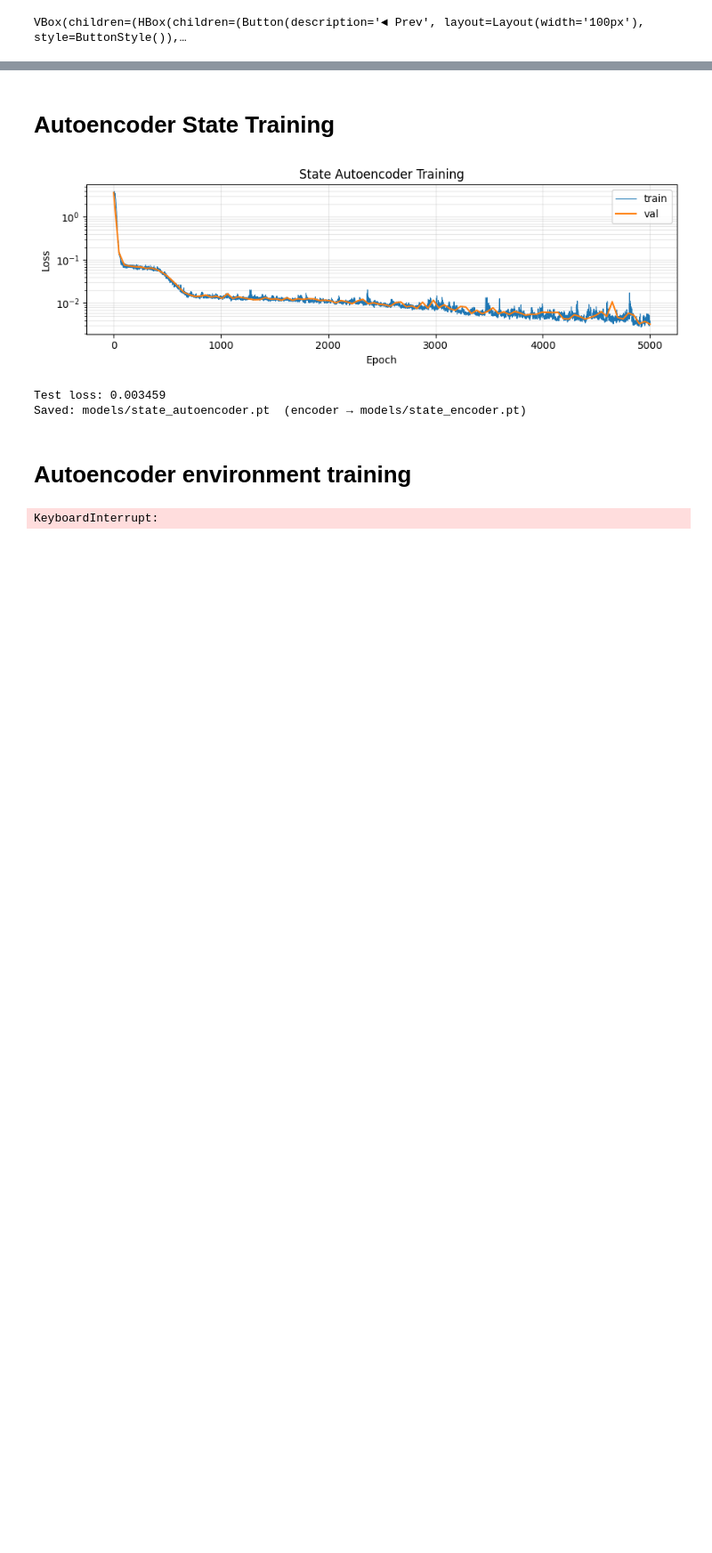
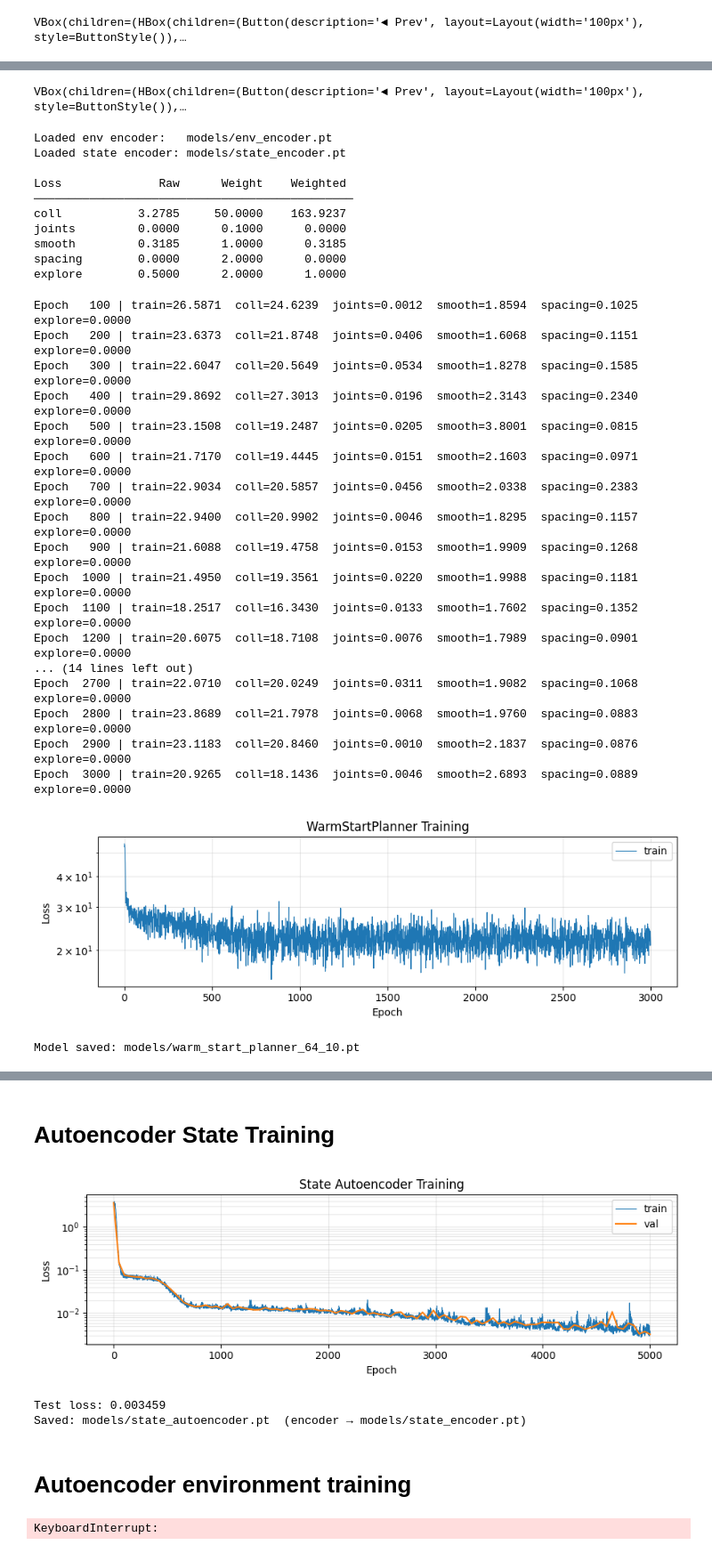
Before and after one commit to mangam-02/Self-Supervised-Learning-for-Robot-Motion-Planning, a Jupyter notebook: src/train.ipynb, the cells around one changed output, grey strips where cells are left out. Shown at 89% size. Cells and saved outputs as stored; diff of their text form; code cells hidden in the pictures; blank space fills up the shorter version.

```diff
--- a/src/train.ipynb
+++ b/src/train.ipynb
@@ -255,0 +227,71 @@ VBox(children=(HBox(children=(Button(description='◄ Prev', layout=Layout(width
+# %%
+# ---- Visualize predicted trajectories ----
+from visualization import browse_trajectories
+model = torch.load("models/warm_start_planner_overfit_10_samples_different_envs.pt")
+
+browse_trajectories(model, "data/training_dataset_10_samples_different_envs.pt")
+# %% [output]
+VBox(children=(HBox(children=(Button(description='◄ Prev', layout=Layout(width='100px'), style=ButtonStyle()),…
+# %%
+# Overfitting on bigger dataset
+training = True
+if training:
+    model_10_samples, history_10_samples = train(
+        train_dataset       = "data/training_dataset_64_10.pt",
+        val_dataset         = None,
+        # Model
+        T                   = 50,
+        C                   = 10,
+        # Pre-trained encoders (set to None to train from scratch)
+        env_encoder_path    = "models/env_encoder.pt",
+        state_encoder_path  = "models/state_encoder.pt",
+        freeze_encoders     = False,
+        # Training
+        n_epochs            = 3000,
+        batch_size          = 10,
+        lr                  = 1e-3,
+        # Loss weights
+        w_coll              = 50.0,
+        w_joints            = 0.1,
+        w_smooth            = 1.0,
+        w_spacing           = 2,
+        w_explore           = 2,
+        # Loss parameters
+        explore_threshold   = 0.5,
+        collision_eps       = 0.8,
+        dt                  = 0.1,
+        # Misc
+        log_every           = 100,
+        device              = None,
+        save_path           = "models/warm_start_planner_64_10.pt",
+    )
+# %% [output]
+Loaded env encoder:   models/env_encoder.pt
+Loaded state encoder: models/state_encoder.pt
+
+Loss              Raw      Weight    Weighted
+──────────────────────────────────────────────
+coll           3.2785     50.0000    163.9237
+joints         0.0000      0.1000      0.0000
+smooth         0.3185      1.0000      0.3185
+spacing        0.0000      2.0000      0.0000
+explore        0.5000      2.0000      1.0000
+Epoch   100 | train=26.5871  coll=24.6239  joints=0.0012  smooth=1.8594  spacing=0.1025  explore=0.0000
+Epoch   200 | train=23.6373  coll=21.8748  joints=0.0406  smooth=1.6068  spacing=0.1151  explore=0.0000
+Epoch   300 | train=22.6047  coll=20.5649  joints=0.0534  smooth=1.8278  spacing=0.1585  explore=0.0000
+Epoch   400 | train=29.8692  coll=27.3013  joints=0.0196  smooth=2.3143  spacing=0.2340  explore=0.0000
+Epoch   500 | train=23.1508  coll=19.2487  joints=0.0205  smooth=3.8001  spacing=0.0815  explore=0.0000
+Epoch   600 | train=21.7170  coll=19.4445  joints=0.0151  smooth=2.1603  spacing=0.0971  explore=0.0000
+Epoch   700 | train=22.9034  coll=20.5857  joints=0.0456  smooth=2.0338  spacing=0.2383  explore=0.0000
+Epoch   800 | train=22.9400  coll=20.9902  joints=0.0046  smooth=1.8295  spacing=0.1157  explore=0.0000
+Epoch   900 | train=21.6088  coll=19.4758  joints=0.0153  smooth=1.9909  spacing=0.1268  explore=0.0000
+Epoch  1000 | train=21.4950  coll=19.3561  joints=0.0220  smooth=1.9988  spacing=0.1181  explore=0.0000
+Epoch  1100 | train=18.2517  coll=16.3430  joints=0.0133  smooth=1.7602  spacing=0.1352  explore=0.0000
+Epoch  1200 | train=20.6075  coll=18.7108  joints=0.0076  smooth=1.7989  spacing=0.0901  explore=0.0000
+... (14 lines left out)
+Epoch  2700 | train=22.0710  coll=20.0249  joints=0.0311  smooth=1.9082  spacing=0.1068  explore=0.0000
+Epoch  2800 | train=23.8689  coll=21.7978  joints=0.0068  smooth=1.9760  spacing=0.0883  explore=0.0000
+Epoch  2900 | train=23.1183  coll=20.8460  joints=0.0010  smooth=2.1837  spacing=0.0876  explore=0.0000
+Epoch  3000 | train=20.9265  coll=18.1436  joints=0.0046  smooth=2.6893  spacing=0.0889  explore=0.0000
+[figure, added]
+Model saved: models/warm_start_planner_64_10.pt
```
Also changed, not shown: parts of 8 cells of this notebook, 9 other files.
